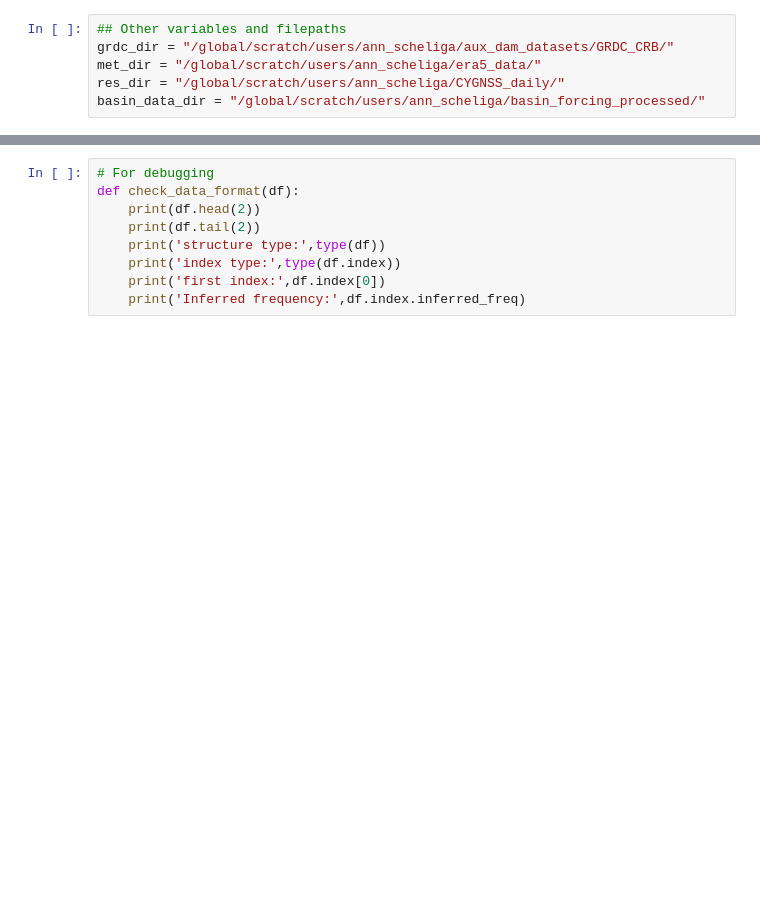
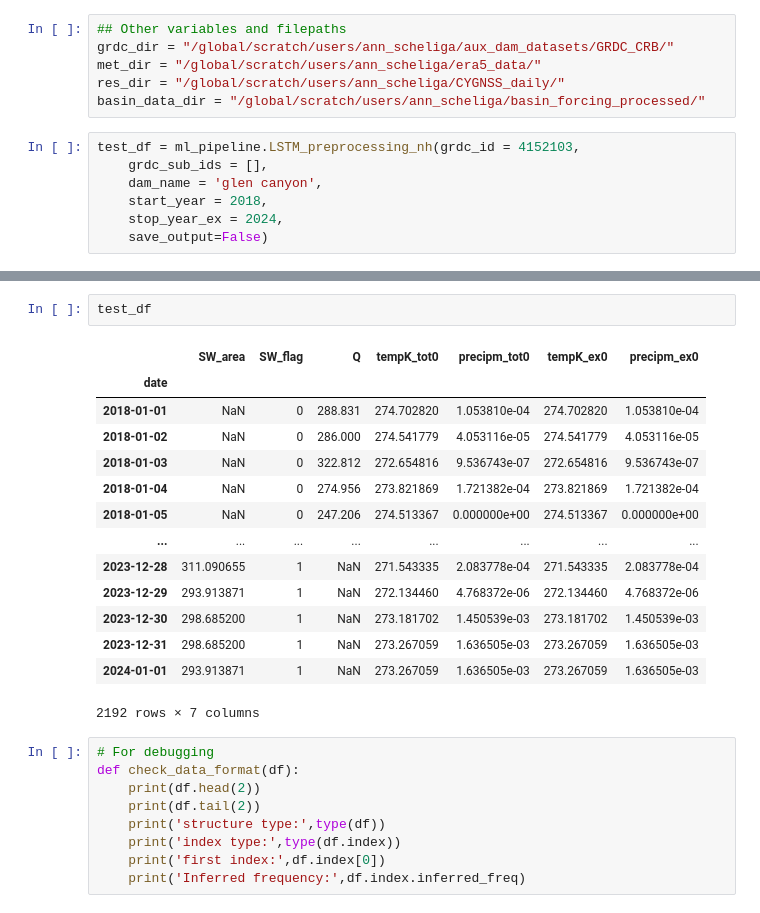
Before and after one commit to ascheliga/CYGNSS-GRACE, a Jupyter notebook: notebooks/scratchwork_LSTM_pre_processing.ipynb, the cells around one changed output, grey strips where cells are left out. Saved outputs shown, nothing was run; the diff lists cells and outputs as text; blank space fills up the shorter version.

Commit message:
preprocessing function works for test case!

```diff
--- a/notebooks/scratchwork_LSTM_pre_processing.ipynb
+++ b/notebooks/scratchwork_LSTM_pre_processing.ipynb
@@ -26,3 +27,10 @@ grdc_dir = "/global/scratch/users/ann_scheliga/aux_dam_datasets/GRDC_CRB/"
 met_dir = "/global/scratch/users/ann_scheliga/era5_data/"
 res_dir = "/global/scratch/users/ann_scheliga/CYGNSS_daily/"
 basin_data_dir = "/global/scratch/users/ann_scheliga/basin_forcing_processed/"
+# %%
+test_df = ml_pipeline.LSTM_preprocessing_nh(grdc_id = 4152103,
+    grdc_sub_ids = [],
+    dam_name = 'glen canyon',
+    start_year = 2018,
+    stop_year_ex = 2024,
+    save_output=False)
@@ -29,3 +55,20 @@ basin_data_dir = "/global/scratch/users/ann_scheliga/basin_forcing_processed/"
+# %%
+test_df
+# %% [output]
+|  | SW_area | SW_flag | Q | tempK_tot0 | precipm_tot0 | tempK_ex0 | precipm_ex0 |
+| date |  |  |  |  |  |  |  |
+| 2018-01-01 | NaN | 0 | 288.831 | 274.702820 | 1.053810e-04 | 274.702820 | 1.053810e-04 |
+| 2018-01-02 | NaN | 0 | 286.000 | 274.541779 | 4.053116e-05 | 274.541779 | 4.053116e-05 |
+| 2018-01-03 | NaN | 0 | 322.812 | 272.654816 | 9.536743e-07 | 272.654816 | 9.536743e-07 |
+| 2018-01-04 | NaN | 0 | 274.956 | 273.821869 | 1.721382e-04 | 273.821869 | 1.721382e-04 |
+| 2018-01-05 | NaN | 0 | 247.206 | 274.513367 | 0.000000e+00 | 274.513367 | 0.000000e+00 |
+| ... | ... | ... | ... | ... | ... | ... | ... |
+| 2023-12-28 | 311.090655 | 1 | NaN | 271.543335 | 2.083778e-04 | 271.543335 | 2.083778e-04 |
+| 2023-12-29 | 293.913871 | 1 | NaN | 272.134460 | 4.768372e-06 | 272.134460 | 4.768372e-06 |
+| 2023-12-30 | 298.685200 | 1 | NaN | 273.181702 | 1.450539e-03 | 273.181702 | 1.450539e-03 |
+| 2023-12-31 | 298.685200 | 1 | NaN | 273.267059 | 1.636505e-03 | 273.267059 | 1.636505e-03 |
+| 2024-01-01 | 293.913871 | 1 | NaN | 273.267059 | 1.636505e-03 | 273.267059 | 1.636505e-03 |
+2192 rows × 7 columns
 # %%
 # For debugging
 def check_data_format(df):
```
Also changed, not shown: parts of 12 cells of this notebook.
